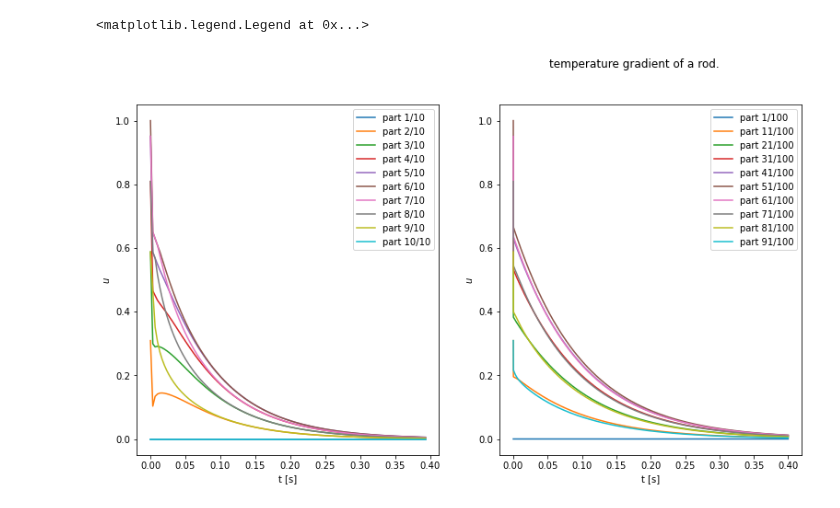
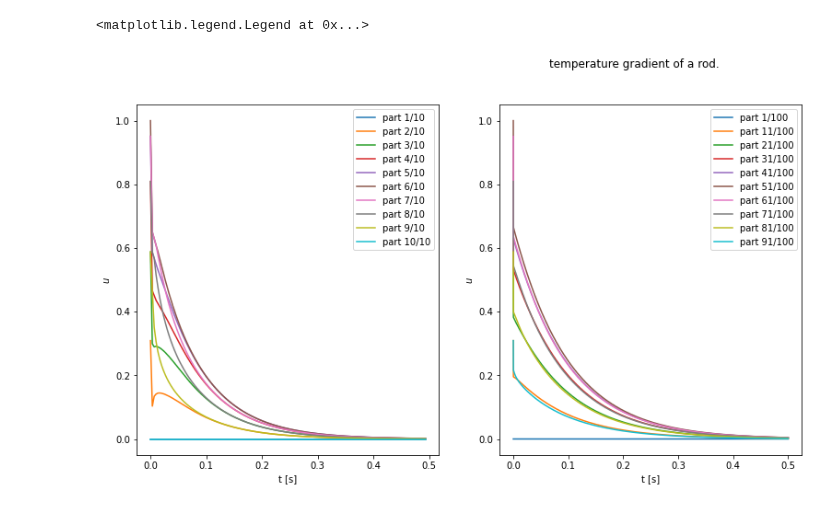
Before and after one commit to KarlHenrik/FYS-STK-Gruppe, a Jupyter notebook: Project3/Gullatuller.ipynb, the cells around one changed output. Drawn from its saved outputs; the diff is of its cells as text; code cells hidden in the pictures.

```diff
--- a/Project3/Gullatuller.ipynb
+++ b/Project3/Gullatuller.ipynb
@@ -28,20 +40,22 @@ def expscheme(dx, stablim,L,time):
 # %%
+# approximation
+
 f = plt.figure(figsize=(20,7))
 f.suptitle('temperature gradient of a rod.')
 ax1 = f.add_subplot(131)
 ax2 = f.add_subplot(132)
 
-t, u = expscheme(1/10,1/3,1,0.4)
+t, u = expscheme(1/10,1/3,1,0.5)
 for j in range(0,10):
     ax1.plot(t,u[j,:], label = f'part {j+1}/10')
 ax1.set_xlabel('t [s]'); ax1.set_ylabel(r'$u$ ')
 ax1.legend()
 
-t, u = expscheme(1/100,1/3,1,0.4)
+t, u = expscheme(1/100,1/3,1,0.5)
 for j in range(0,100,10):
     ax2.plot(t,u[j,:], label = f'part {j+1}/100')
 ax2.set_xlabel('t [s]'); ax2.set_ylabel(r'$u$ ')
 ax2.legend()
 # %% [output]
 <matplotlib.legend.Legend at 0x...>
-[figure, old version]
+[figure, new version]
```
Also changed, not shown: parts of 3 cells of this notebook.
